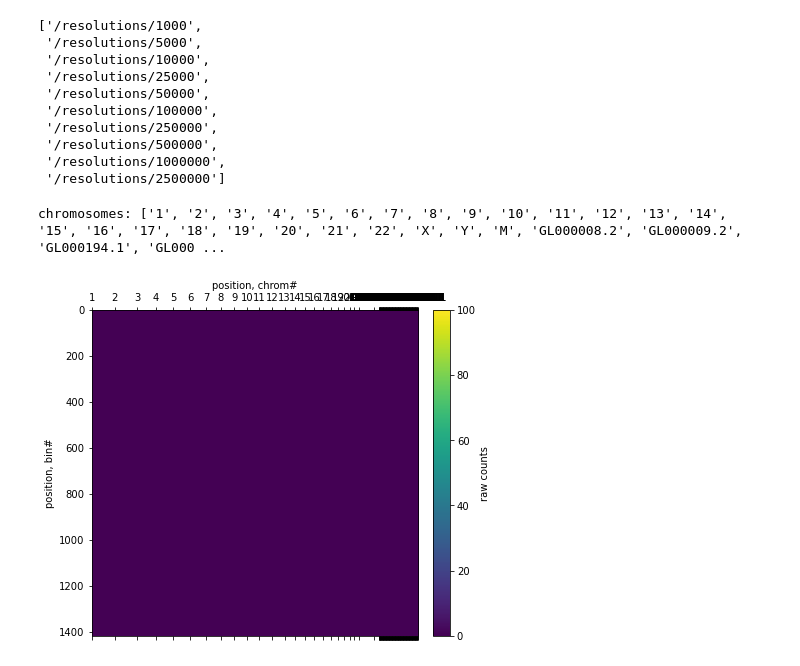
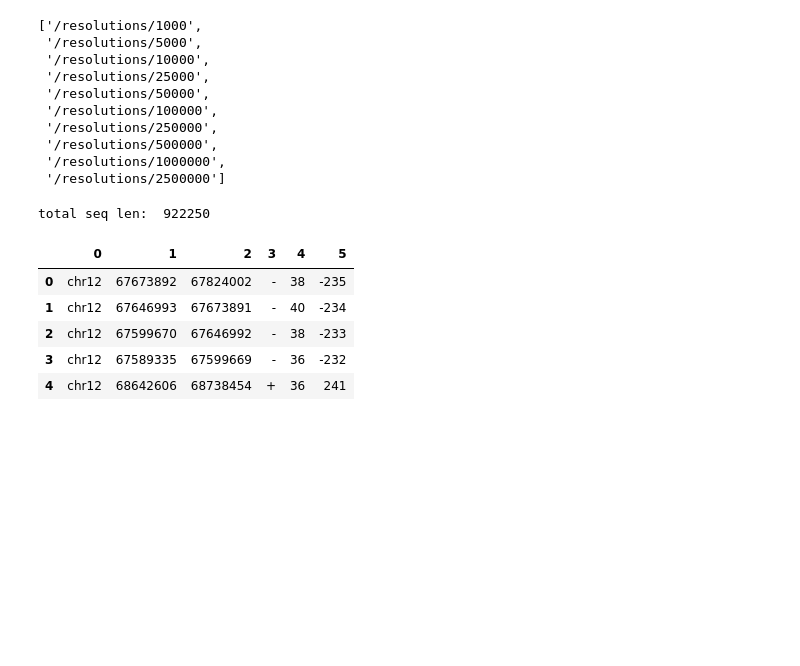
Before and after one commit to shu-z/akita_variant_scoring, a Jupyter notebook: akdemir_collab/bin/visualize_hic.ipynb, the cells around one changed output. Saved outputs shown, nothing was run; the diff lists cells and outputs as text; code cells hidden in the pictures; blank space fills up the shorter version.

```diff
--- a/akdemir_collab/bin/visualize_hic.ipynb
+++ b/akdemir_collab/bin/visualize_hic.ipynb
@@ -13,3 +10,9 @@ import os
 # %%
 import cooltools
 import cooler
+# %%
+data_dir='/pollard/home/shzhang/akita_variant_scoring/akdemir_collab/data/'
+os.environ["HDF5_USE_FILE_LOCKING"] = "FALSE"
+# %%
+list_mcool=os.listdir(data_dir + 'mcool/')
+list_mcool
@@ -16,3 +36,4 @@ import cooler
 # %%
-data_dir='/pollard/home/shzhang/akita/akdemir_collab/colab_fasta/'
+idx_plot=10
+file_plot='mcool/'+list_mcool[idx_plot]
 # %%
@@ -31,26 +49,23 @@ cooler.fileops.list_coolers(data_dir + '235890-WG01_walk_11_MDM2_containing.mcoo
  '/resolutions/500000',
  '/resolutions/1000000',
  '/resolutions/2500000']
+# %%
+test=pd.read_csv(data_dir+'new_fasta/walks.bed/' +
+                 list_mcool[idx_plot].replace('.fa.mcool', '.bed'), sep='\t', header=None)
+print('total seq len: ', np.sum(test[2]-test[1]))
+test.head()
+# %% [output]
+total seq len:  922250
+|  | 0 | 1 | 2 | 3 | 4 | 5 |
+| 0 | chr12 | 67673892 | 67824002 | - | 38 | -235 |
+| 1 | chr12 | 67646993 | 67673891 | - | 40 | -234 |
+| 2 | chr12 | 67599670 | 67646992 | - | 38 | -233 |
+| 3 | chr12 | 67589335 | 67599669 | - | 36 | -232 |
+| 4 | chr12 | 68642606 | 68738454 | + | 36 | 241 |
 # %%
-clr = cooler.Cooler(f'{data_dir}/235890-WG01_walk_11_MDM2_containing.mcool::resolutions/1000')
+clr = cooler.Cooler(f'{data_dir}/{file_plot}::resolutions/5000')
 
 ### to print chromosomes and binsize for this cooler
-print(f'chromosomes: {clr.chromnames}, binsize: {clr.binsize}')
-
-### to make a list of chromosome start/ends in bins:
-chromstarts = []
-for i in clr.chromnames:
-    #print(f'{i} : {clr.extent(i)}')
-    chromstarts.append(clr.extent(i)[0])
+# for i in clr.chromnames:
+#     print(f'{i} : {clr.extent(i)}')
+#     chromstarts.append(clr.extent(i)[0])
-# %% [output]
-chromosomes: ['1', '2', '3', '4', '5', '6', '7', '8', '9', '10', '11', '12', '13', '14', '15', '16', '17', '18', '19', '20', '21', '22', 'X', 'Y', 'M', 'GL000008.2', 'GL000009.2', 'GL000194.1', 'GL000 ...
-# %%
-f, ax = plt.subplots(
-    figsize=(7,6))
-im = ax.matshow((clr.matrix(balance=False)[:]),vmax=100);
-plt.colorbar(im ,fraction=0.046, pad=0.04, label='raw counts')
-ax.set(xticks=chromstarts, xticklabels=clr.chromnames,
-       xlabel='position, chrom#', ylabel='position, bin#')
-ax.xaxis.set_label_position('top')
-# %% [output]
-[figure, removed]
```
Also changed, not shown: parts of 8 cells of this notebook, 9 other files.
